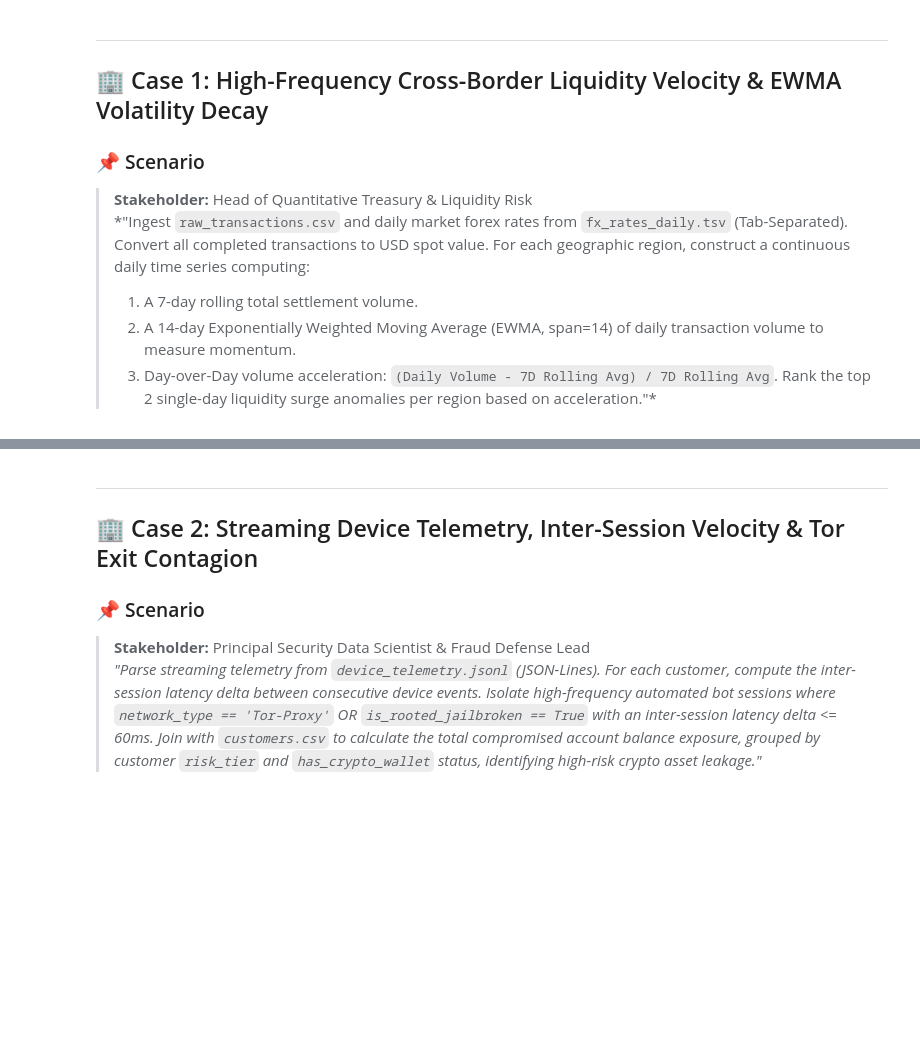
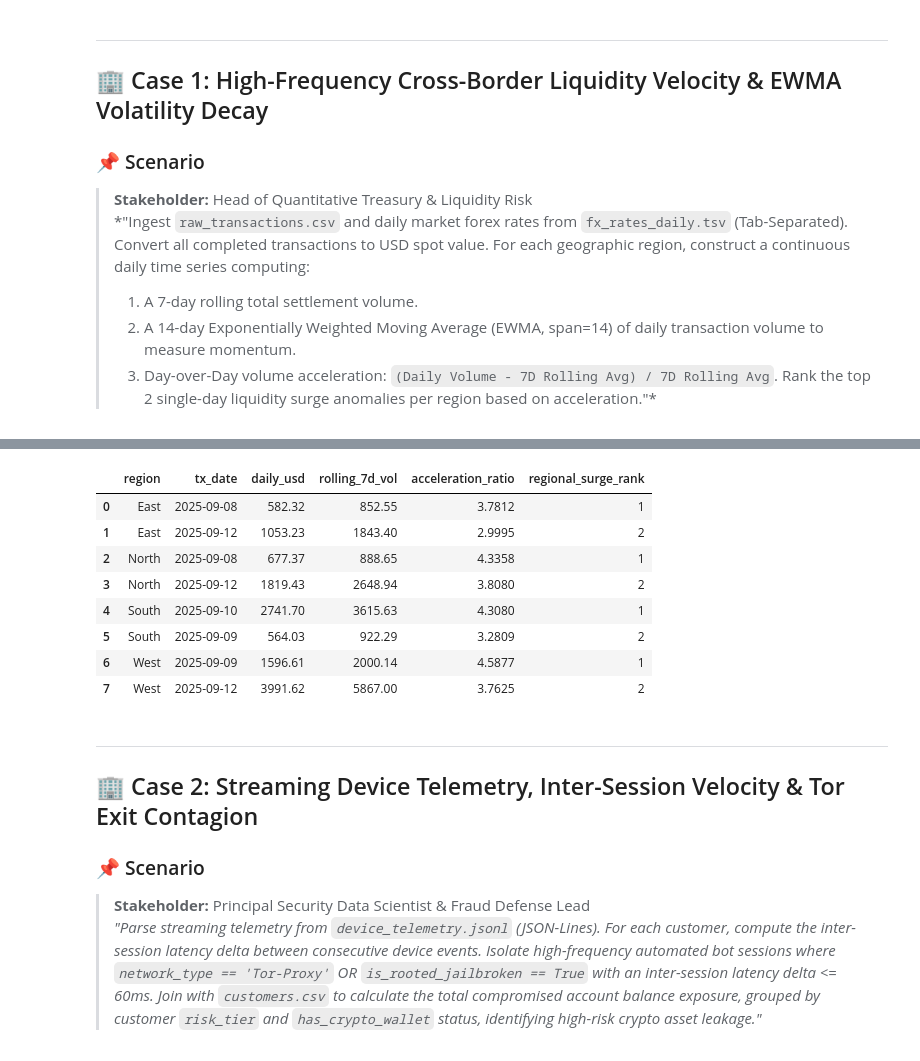
Before and after one commit to iankurbhatt/investigate-datascience, a Jupyter notebook: pandas_tier1_fintech_interview_mastery.ipynb, the cells around one changed output, grey strips where cells are left out. Cells and saved outputs as stored; diff of their text form; code cells hidden in the pictures; blank space fills up the shorter version.

```diff
--- a/pandas_tier1_fintech_interview_mastery.ipynb
+++ b/pandas_tier1_fintech_interview_mastery.ipynb
@@ -99,3 +175,86 @@ print("📁 Available Enterprise Files:", sorted(os.listdir(base_dir)))
+# %%
+%%sql
+-- ✍️ SQL SOLUTION FOR CASE 1:
+WITH valid_tx AS (
+    -- Step 1: Clean transactions, normalize casing to Title Case, and dates to midnight
+    SELECT
+        DATE(transaction_date) AS tx_date,
+        UPPER(SUBSTR(TRIM(region), 1, 1)) || LOWER(SUBSTR(TRIM(region), 2)) AS region,
+        CAST(transaction_amount AS REAL) AS tx_amount
+    FROM transactions
+    WHERE LOWER(TRIM(transaction_status)) = 'completed'
+),
+daily_fx AS (
+    -- Step 2: Average daily forex rate (1 row per date)
+    SELECT
+        DATE(rate_date) AS rate_date,
+        AVG(CAST(spot_rate AS REAL)) AS spot_rate
+    FROM fx_rates
+    GROUP BY DATE(rate_date)
+),
+daily_regional_vol AS (
+    -- Step 3: Join and aggregate daily volume per region
+    SELECT
+        t.region,
+        t.tx_date,
+        SUM(t.tx_amount / COALESCE(fx.spot_rate, 1.0)) AS daily_volume_usd
+    FROM valid_tx t
+    LEFT JOIN daily_fx fx ON t.tx_date = fx.rate_date
+    GROUP BY t.region, t.tx_date
+),
+window_metrics AS (
+    -- Step 4: Compute 7-day rolling metrics and acceleration
+    SELECT
+        region,
+        tx_date,
+        daily_volume_usd,
+        SUM(daily_volume_usd) OVER (
+            PARTITION BY region
+            ORDER BY tx_date
+            ROWS BETWEEN 6 PRECEDING AND CURRENT ROW
+        ) AS rolling_7d_vol,
+        AVG(daily_volume_usd) OVER (
+            PARTITION BY region
+            ORDER BY tx_date
+            ROWS BETWEEN 6 PRECEDING AND CURRENT ROW
+        ) AS rolling_7d_avg
+    FROM daily_regional_vol
+),
+ranked_surges AS (
+    -- Step 5: Derive acceleration ratio and rank top surges per region
+    SELECT
+        region,
+        tx_date,
+        ROUND(daily_volume_usd, 2) AS daily_usd,
+        ROUND(rolling_7d_vol, 2) AS rolling_7d_vol,
+        ROUND((daily_volume_usd - rolling_7d_avg) / NULLIF(rolling_7d_avg, 0), 4) AS acceleration_ratio,
+        DENSE_RANK() OVER (
+            PARTITION BY region
+            ORDER BY ((daily_volume_usd - rolling_7d_avg) / NULLIF(rolling_7d_avg, 0)) DESC
+        ) AS regional_surge_rank
+    FROM window_metrics
+)
+-- Step 6: Filter Top 2 surges per region
+SELECT
+    region,
+    tx_date,
+    daily_usd,
+    rolling_7d_vol,
+    acceleration_ratio,
+    regional_surge_rank
+FROM ranked_surges
+WHERE regional_surge_rank <= 2
+ORDER BY region, regional_surge_rank;
+# %% [output]
+|  | region | tx_date | daily_usd | rolling_7d_vol | acceleration_ratio | regional_surge_rank |
+| 0 | East | 2025-09-08 | 582.32 | 852.55 | 3.7812 | 1 |
+| 1 | East | 2025-09-12 | 1053.23 | 1843.40 | 2.9995 | 2 |
+| 2 | North | 2025-09-08 | 677.37 | 888.65 | 4.3358 | 1 |
+| 3 | North | 2025-09-12 | 1819.43 | 2648.94 | 3.8080 | 2 |
+| 4 | South | 2025-09-10 | 2741.70 | 3615.63 | 4.3080 | 1 |
+| 5 | South | 2025-09-09 | 564.03 | 922.29 | 3.2809 | 2 |
+| 6 | West | 2025-09-09 | 1596.61 | 2000.14 | 4.5877 | 1 |
+| 7 | West | 2025-09-12 | 3991.62 | 5867.00 | 3.7625 | 2 |
 # %% [markdown]
 ---
 ## 🏢 Case 2: Streaming Device Telemetry, Inter-Session Velocity & Tor Exit Contagion
```
Also changed, not shown: parts of 13 cells of this notebook, 19 other files.
